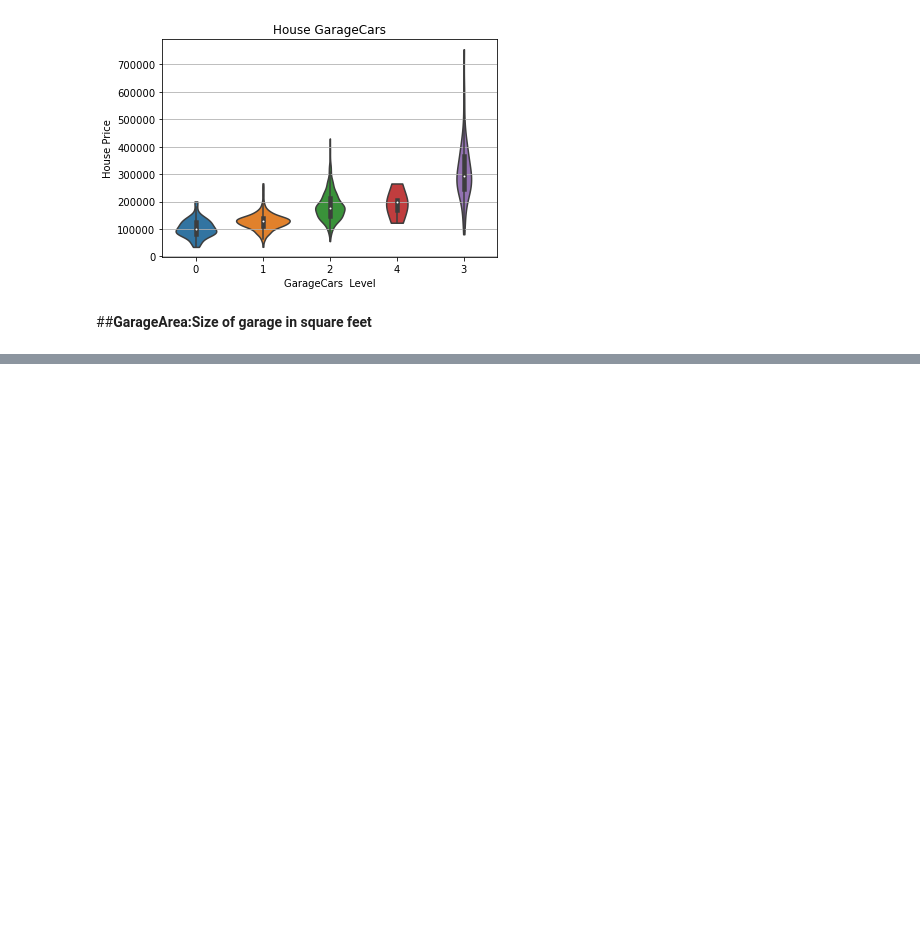
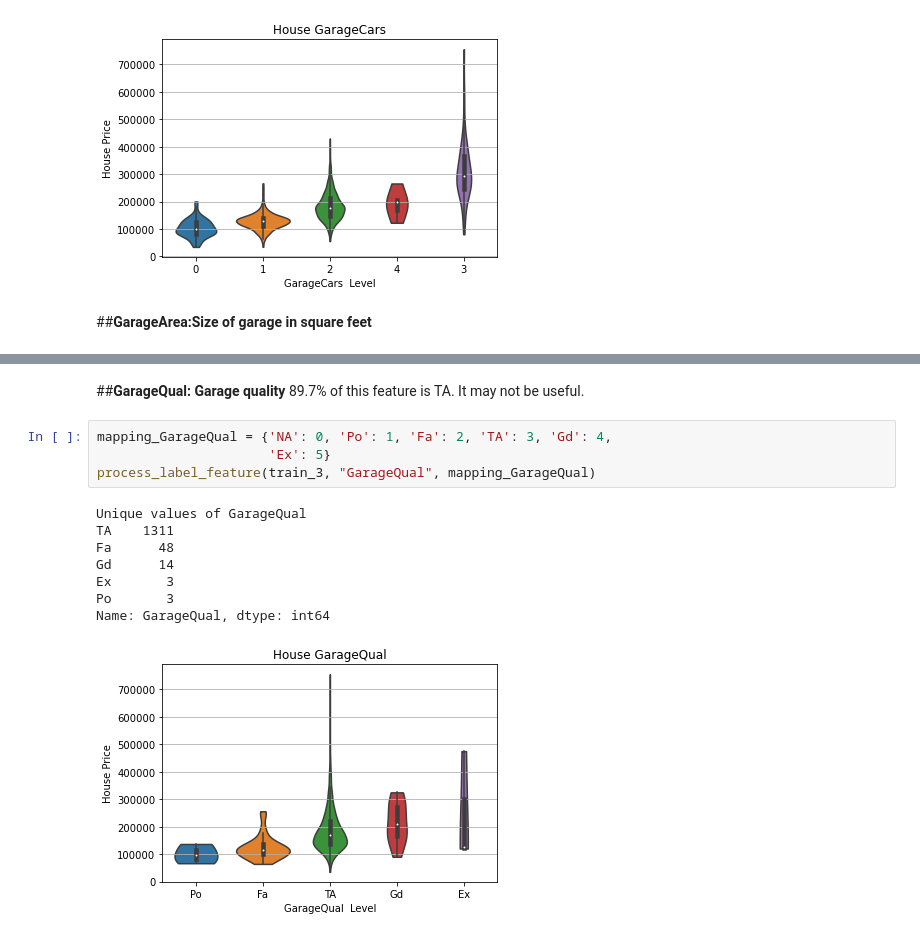
Before and after one commit to barrydoooit/House-Price-Prediction, a Jupyter notebook: Feature Analysis.ipynb, the cells around one changed output, grey strips where cells are left out. Saved outputs shown, nothing was run; the diff lists cells and outputs as text; blank space fills up the shorter version.

```diff
--- a/Feature Analysis.ipynb
+++ b/Feature Analysis.ipynb
@@ -175,0 +184,16 @@ Name: GarageCars, dtype: int64
+# %% [markdown]
+##**GarageQual: Garage quality**
+89.7% of this feature is TA. It may not be useful.
+# %%
+mapping_GarageQual = {'NA': 0, 'Po': 1, 'Fa': 2, 'TA': 3, 'Gd': 4,
+                      'Ex': 5}
+process_label_feature(train_3, "GarageQual", mapping_GarageQual)
+# %% [output]
+Unique values of GarageQual
+TA    1311
+Fa      48
+Gd      14
+Ex       3
+Po       3
+Name: GarageQual, dtype: int64
+[figure, added]
```
Also changed, not shown: parts of 5 cells of this notebook.
